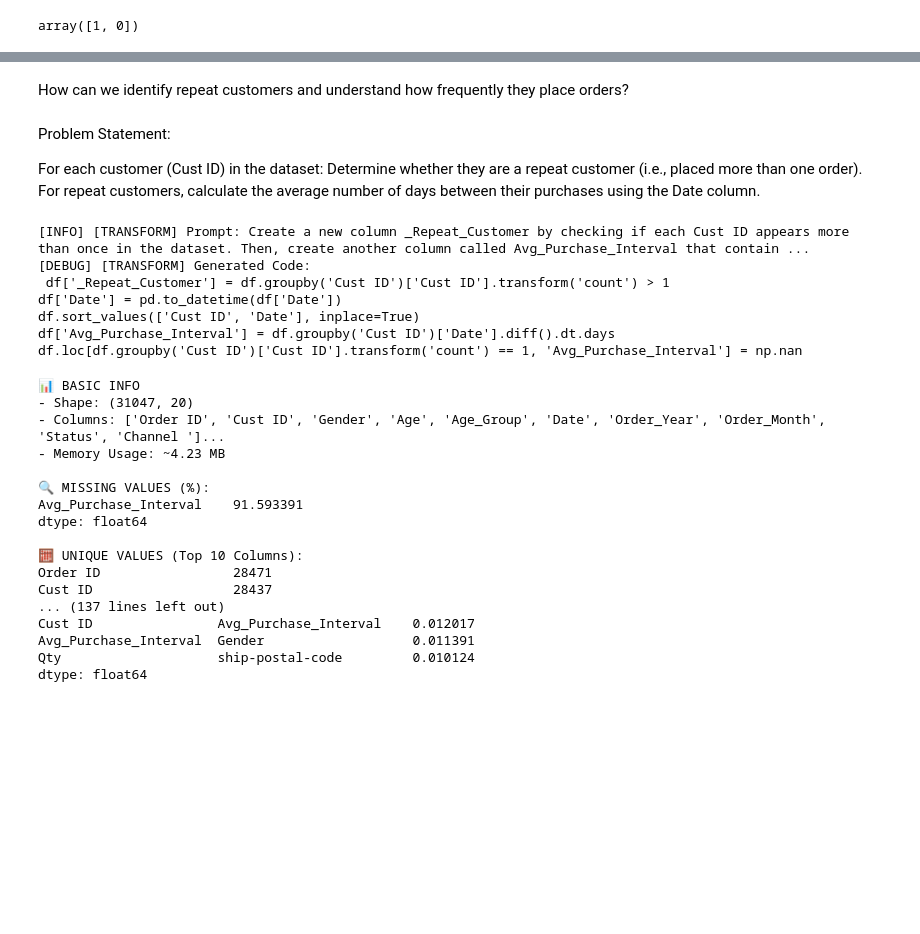
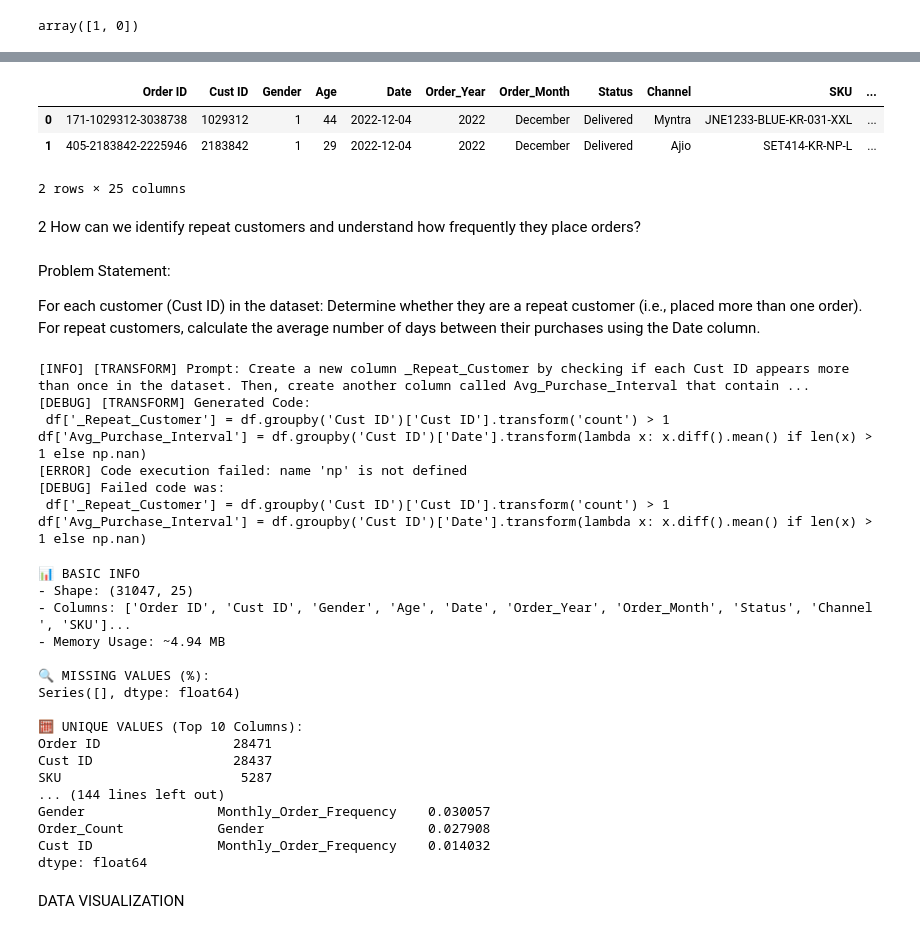
Before and after one commit to Omkar-01s/GEN-AI-DATA-ANALYST, a Jupyter notebook: examples/demo.ipynb, the cells around one changed output, grey strips where cells are left out. Cells and saved outputs as stored; diff of their text form; code cells hidden in the pictures; blank space fills up the shorter version.

```diff
--- a/examples/demo.ipynb
+++ b/examples/demo.ipynb
@@ -228,0 +240,2 @@ array([1, 0])
+# %%
+transformed_data = assistant.transform(transformed_data, prompt="Create a new column 'Churn_Risk'.For each 'Cust ID' , check the number of days since their last order using the Date column. If their last order was more than 90 days ago, and their monthly order frequency is declining (e.g., more orders earlier in the year than recent months), set Churn_Risk = True.")
@@ -229,5 +253,12 @@ array([1, 0])
+# %%
+transformed_data.head(2)
+# %% [output]
+|  | Order ID | Cust ID | Gender | Age | Date | Order_Year | Order_Month | Status | Channel | SKU | ... |
+| 0 | 171-1029312-3038738 | 1029312 | 1 | 44 | 2022-12-04 | 2022 | December | Delivered | Myntra | JNE1233-BLUE-KR-031-XXL | ... |
+| 1 | 405-2183842-2225946 | 2183842 | 1 | 29 | 2022-12-04 | 2022 | December | Delivered | Ajio | SET414-KR-NP-L | ... |
+2 rows × 25 columns
 # %% [markdown]
-How can we identify repeat customers and understand how frequently they place orders?
+2 How can we identify repeat customers and understand how frequently they place orders?
 # %% [markdown]
 Problem Statement:
 
@@ -240,27 +271,30 @@ transformed_data = assistant.transform(transformed_data, prompt="Create a new co
 [INFO] [TRANSFORM] Prompt: Create a new column _Repeat_Customer by checking if each Cust ID appears more than once in the dataset. Then, create another column called Avg_Purchase_Interval that contain ...
 [DEBUG] [TRANSFORM] Generated Code:
  df['_Repeat_Customer'] = df.groupby('Cust ID')['Cust ID'].transform('count') > 1
-df['Date'] = pd.to_datetime(df['Date'])
-df.sort_values(['Cust ID', 'Date'], inplace=True)
-df['Avg_Purchase_Interval'] = df.groupby('Cust ID')['Date'].diff().dt.days
-df.loc[df.groupby('Cust ID')['Cust ID'].transform('count') == 1, 'Avg_Purchase_Interval'] = np.nan
+df['Avg_Purchase_Interval'] = df.groupby('Cust ID')['Date'].transform(lambda x: x.diff().mean() if len(x) > 1 else np.nan)
+[ERROR] Code execution failed: name 'np' is not defined
+[DEBUG] Failed code was:
+ df['_Repeat_Customer'] = df.groupby('Cust ID')['Cust ID'].transform('count') > 1
+df['Avg_Purchase_Interval'] = df.groupby('Cust ID')['Date'].transform(lambda x: x.diff().mean() if len(x) > 1 else np.nan)
 # %%
 scalable_data_profiler(transformed_data)
 # %% [output]
 📊 BASIC INFO
-- Shape: (31047, 20)
-- Columns: ['Order ID', 'Cust ID', 'Gender', 'Age', 'Age_Group', 'Date', 'Order_Year', 'Order_Month', 'Status', 'Channel ']...
-- Memory Usage: ~4.23 MB
+- Shape: (31047, 25)
+- Columns: ['Order ID', 'Cust ID', 'Gender', 'Age', 'Date', 'Order_Year', 'Order_Month', 'Status', 'Channel ', 'SKU']...
+- Memory Usage: ~4.94 MB
 
 🔍 MISSING VALUES (%):
-Avg_Purchase_Interval    91.593391
-dtype: float64
+Series([], dtype: float64)
 
 🧮 UNIQUE VALUES (Top 10 Columns):
 Order ID                 28471
 Cust ID                  28437
-... (137 lines left out)
-Cust ID                Avg_Purchase_Interval    0.012017
-Avg_Purchase_Interval  Gender                   0.011391
-Qty                    ship-postal-code         0.010124
+SKU                       5287
+... (144 lines left out)
+Gender                 Monthly_Order_Frequency    0.030057
+Order_Count            Gender                     0.027908
+Cust ID                Monthly_Order_Frequency    0.014032
 dtype: float64
+# %% [markdown]
+DATA VISUALIZATION
```
Also changed, not shown: parts of 18 cells of this notebook, 5 other files.
